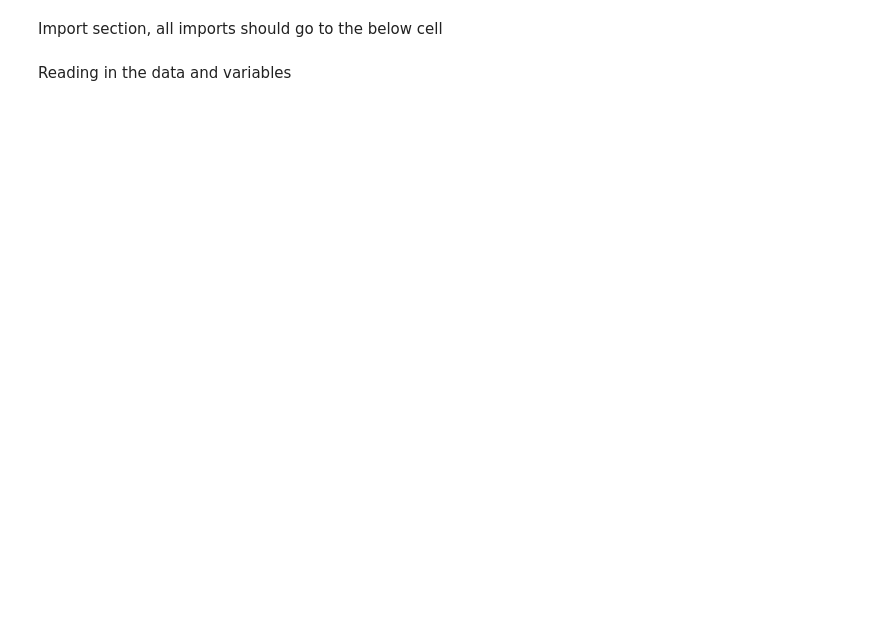
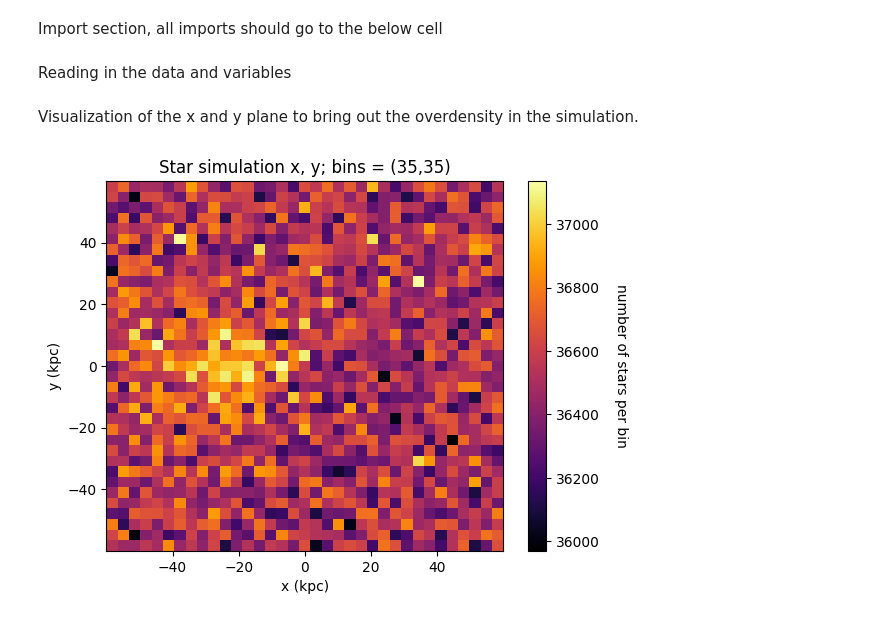
Before and after one commit to TheArchAstronomer/My_thesis, a Jupyter notebook: CDM_sim_viz.ipynb, the cells around one changed output. Saved outputs shown, nothing was run; the diff lists cells and outputs as text; code cells hidden in the pictures; blank space fills up the shorter version.

```diff
--- a/CDM_sim_viz.ipynb
+++ b/CDM_sim_viz.ipynb
@@ -17,7 +17,26 @@ stars = np.load('C:/Users/dnurm/Desktop/Uni_files/Thesis/.venv/Data/star_particl
 starsdf = pd.DataFrame(stars)
 starsdf = starsdf.rename(columns={0:"x", 1:"y", 2:"z"})
 
-# to remove outliers with np.where, I first need to convert the column to a numeric type with pd.to_numeric.
+# to remove outliers in the z axis with np.where, I first need to convert the column to a numeric type with pd.to_numeric.
+# z axis is chosen specifically because, if the data is plotted in the x-z axis, the relevant data is clearly bound between -20 and 20 kpc.
+# This
 starsdf["z"] = pd.to_numeric(starsdf["z"], errors="coerce")
 starsdf['z'] = np.where((starsdf['z'] > 20) | (starsdf['z'] < -20), np.nan, starsdf['z'])
 starsdf = starsdf.dropna(subset=["z"])
+
+x_s = starsdf['x']
+y_s = starsdf['y']
+z_s = starsdf['z']
+
+bins = (35, 35)
+# %% [markdown]
+Visualization of the x and y plane to bring out the overdensity in the simulation.
+# %%
+plt.hist2d(x_s,y_s, bins=bins, cmap = "inferno")
+plt.title("Star simulation x, y; bins = (35,35)")
+plt.xlabel("x (kpc)")
+plt.ylabel("y (kpc)")
+cmap = plt.colorbar()
+cmap.set_label('number of stars per bin', rotation=270, labelpad=20)
+# %% [output]
+[figure, added]
```
Also changed, not shown: parts of 2 cells of this notebook, 2 other files.
